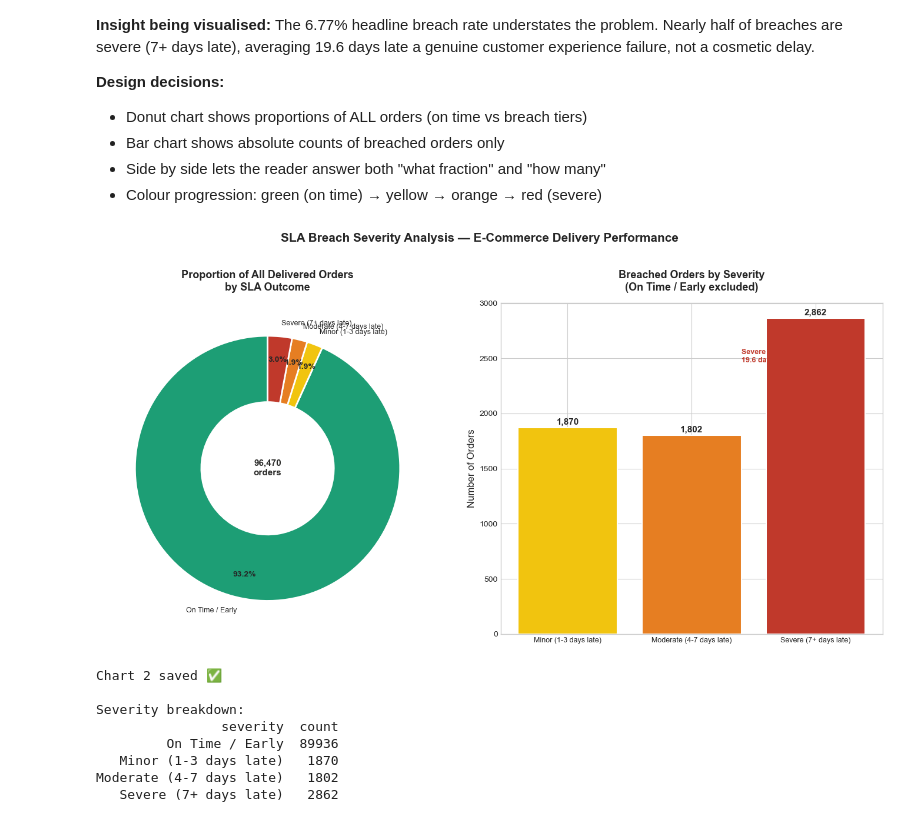
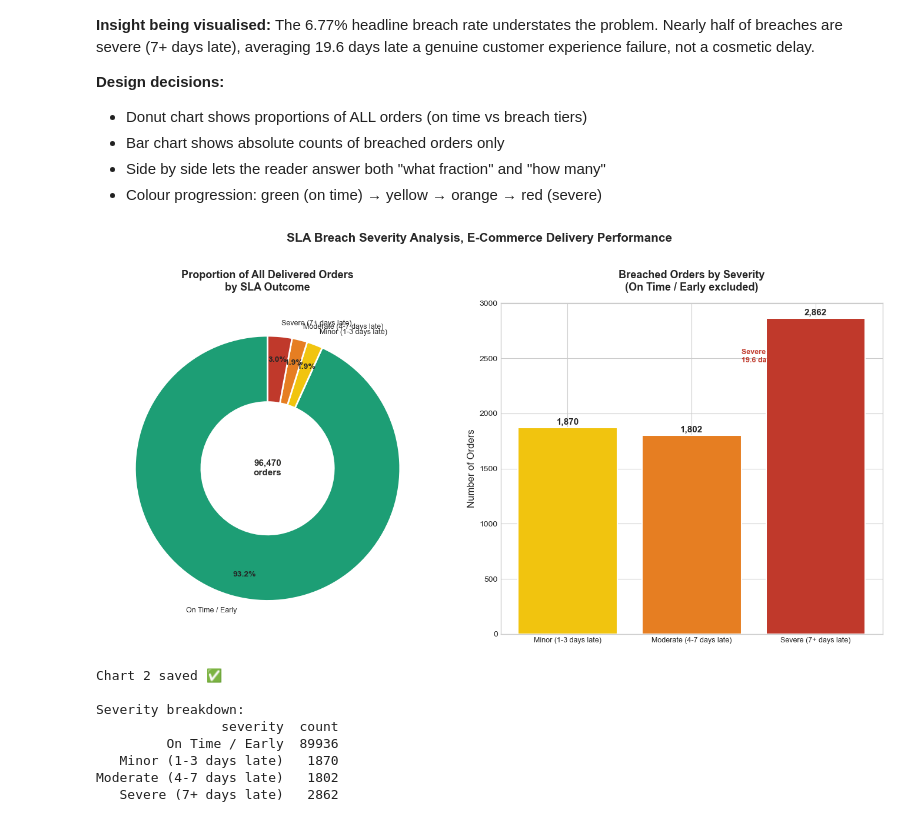
Before and after one commit to gurvinder604/ecommerce-sla-analysis, a Jupyter notebook: notebooks/03_eda_charts.ipynb, the cells around one changed output. Drawn from its saved outputs; the diff is of its cells as text; code cells hidden in the pictures.

```diff
--- a/notebooks/03_eda_charts.ipynb
+++ b/notebooks/03_eda_charts.ipynb
@@ -169,35 +169,35 @@ breached_only = severity_counts[severity_counts['severity'] != 'On Time / Early'
 bars = axes[1].bar(breached_only['severity'], breached_only['count'],
                    color=colors[1:], edgecolor='white', linewidth=1.5)
 
 for bar, val in zip(bars, breached_only['count']):
     axes[1].text(bar.get_x() + bar.get_width()/2,
                  bar.get_height() + 30,
                  f'{val:,}', ha='center', fontsize=11, fontweight='bold')
 
 axes[1].set_ylabel('Number of Orders', fontsize=12)
 axes[1].set_title('Breached Orders by Severity\n(On Time / Early excluded)',
                   fontsize=13, fontweight='bold', pad=15)
 axes[1].tick_params(axis='x', labelsize=9)
 
 # Add platform context annotation
 severe_count = severity_counts[
     severity_counts['severity'] == 'Severe (7+ days late)'
 ]['count'].values[0]
 axes[1].annotate(f'Severe breaches avg\n19.6 days late',
                  xy=(2, severe_count), xytext=(1.4, severe_count - 400),
                  fontsize=9, color='#C0392B', fontweight='bold',
                  arrowprops=dict(arrowstyle='->', color='#C0392B', lw=1.2))
 
-plt.suptitle('SLA Breach Severity Analysis — E-Commerce Delivery Performance',
+plt.suptitle('SLA Breach Severity Analysis, E-Commerce Delivery Performance',
              fontsize=15, fontweight='bold', y=1.02)
 plt.tight_layout()
 plt.savefig('../charts/02_severity_breakdown.png', dpi=150, bbox_inches='tight')
 plt.show()
 print("Chart 2 saved ✅")
 print(f"\nSeverity breakdown:")
 print(severity_counts.to_string(index=False))
 # %% [output]
-[figure, old version]
+[figure, new version]
 Chart 2 saved ✅
 
 Severity breakdown:
```
Also changed, not shown: parts of 2 cells of this notebook.
